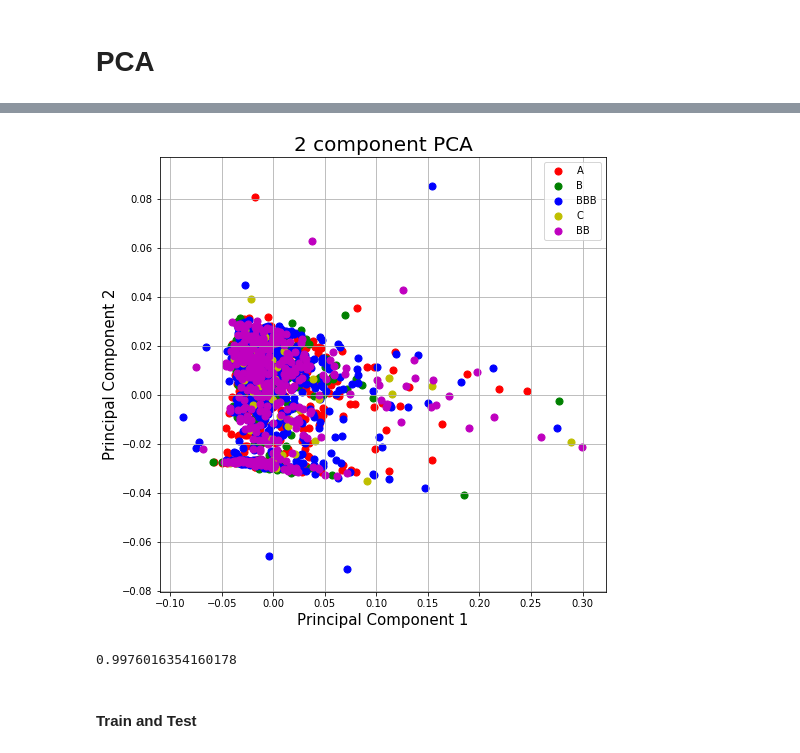
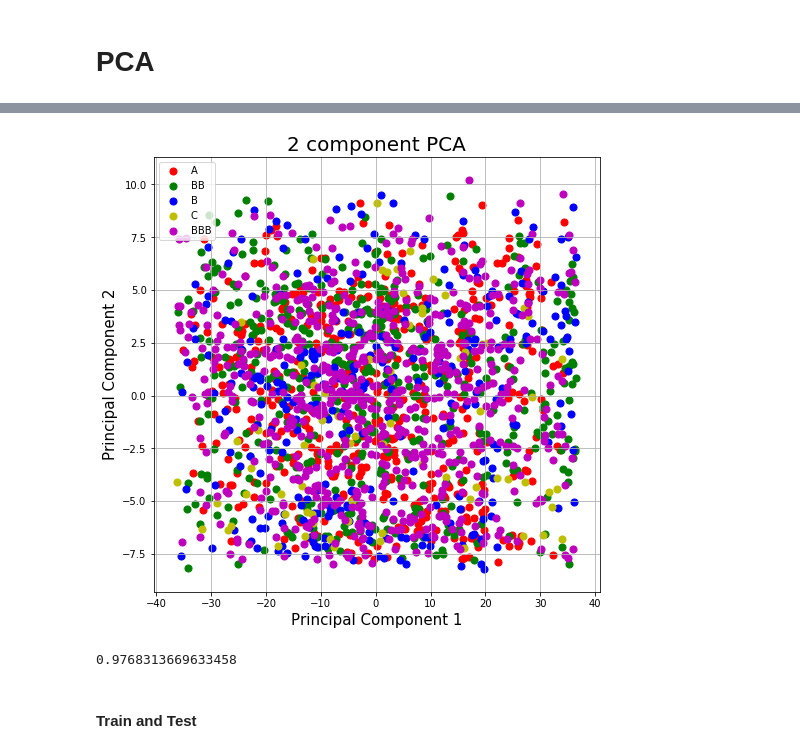
Before and after one commit to Agewerc/ML-Finance, a Jupyter notebook: corporateCreditRatingPrediction.ipynb, the cells around one changed output, grey strips where cells are left out. Cells and saved outputs as stored; diff of their text form; code cells hidden in the pictures.

```diff
--- a/corporateCreditRatingPrediction.ipynb
+++ b/corporateCreditRatingPrediction.ipynb
@@ -86,8 +101,8 @@ min_max_scaler = preprocessing.MinMaxScaler()
 
 for c in columns:
 
-    float_array = df_rating[[c]].values.astype(float)
+    float_array = df_rating[[c]].copy().values.astype(float)
     min_max_scaler = preprocessing.MinMaxScaler()
     scaled_array = min_max_scaler.fit_transform(float_array) + 0.1
-    df_rating[c] = scaled_array
-    df_rating[c + 'log'] = df_rating[c].apply(np.log)
+    df_rating[c + 'log'] = scaled_array
+    df_rating[c + 'log'] = df_rating[c + 'log'].apply(np.log)
@@ -98,14 +128,30 @@ for c in columns:
 # accept a dataframe, remove outliers, return cleaned data in a new dataframe
 # see http://www.itl.nist.gov/div898/handbook/prc/section1/prc16.htm
 #------------------------------------------------------------------------------
+from random import sample
+
 def remove_outlier(df_in, col_name):
-    q1 = df_in[col_name].quantile(0.01)
-    q3 = df_in[col_name].quantile(0.99)
+    q1 = df_in[col_name].quantile(0.25)
+    q3 = df_in[col_name].quantile(0.75)
+    q5 = df_in[col_name].quantile(0.5)
     iqr = q3-q1 #Interquartile range
-    fence_low  = q1-1.5*iqr
-    fence_high = q3+1.5*iqr
-    df_out = df_in.loc[(df_in[col_name] > fence_low) & (df_in[col_name] < fence_high)]
-    return df_out
+    fence_low  = q3-1.5*iqr
+    fence_high = q1+1.5*iqr
+
+
+    df_in.loc[(df_in[col_name] < fence_low),col_name] = sample(list(df_in.loc[(df_in[col_name] > fence_low) &
+                                                                              (df_in[col_name] < q5),
+                                                                              col_name]),
+                                                               len(df_in.loc[(df_in[col_name] < fence_low),col_name]))
+
+
+    df_in.loc[(df_in[col_name] > fence_high),col_name] = sample(list(df_in.loc[(df_in[col_name] > q5) &
+                                                                              (df_in[col_name] < fence_high),
+                                                                              col_name]),
+                                                                len(df_in.loc[(df_in[col_name] > fence_high),col_name]))
+
+
+    return df_in
 # %%
-for c in df_rating.columns[32:58]:
+for c in df_rating.columns[6:58]:
     df_rating = remove_outlier(df_rating, c)
@@ -175,7 +229,7 @@ Index(['Rating', 'Name', 'Symbol', 'Sector', 'Rating Agency Name', 'Date',
 # %%
 from sklearn.preprocessing import StandardScaler
 # %%
-features = df_rating.columns[30:len(df_rating.columns)-1]
+features = df_rating.columns[6:32]
 
 # Separating out the features
 x = df_rating.loc[:, features].values
@@ -193,26 +247,26 @@ finalDf = pd.concat([principalDf, df_rating[['Rating']]], axis = 1)
 # %%
 fig = plt.figure(figsize = (8,8))
 ax = fig.add_subplot(1,1,1)
 ax.set_xlabel('Principal Component 1', fontsize = 15)
 ax.set_ylabel('Principal Component 2', fontsize = 15)
 ax.set_title('2 component PCA', fontsize = 20)
 targets = list(set(df_rating.Rating))
 colors = ['r', 'g', 'b','y', 'm']
 for target, color in zip(targets,colors):
     indicesToKeep = finalDf['Rating'] == target
-    ax.scatter(finalDf.loc[indicesToKeep, 'pca2'],
-               finalDf.loc[indicesToKeep, 'pca3'],
+    ax.scatter(finalDf.loc[indicesToKeep, 'pca1'],
+               finalDf.loc[indicesToKeep, 'pca2'],
                c = color,
                s = 50)
 
 ax.legend(targets)
 ax.grid()
 # %% [output]
-[figure, old version]
+[figure, new version]
 # %%
 sum(pca.explained_variance_ratio_)
 # %% [output]
-0.9976016354160178
+0.9768313669633458
 # %%
 # Load libraries
 from sklearn.linear_model import LogisticRegression
```
Also changed, not shown: parts of 38 cells of this notebook.
